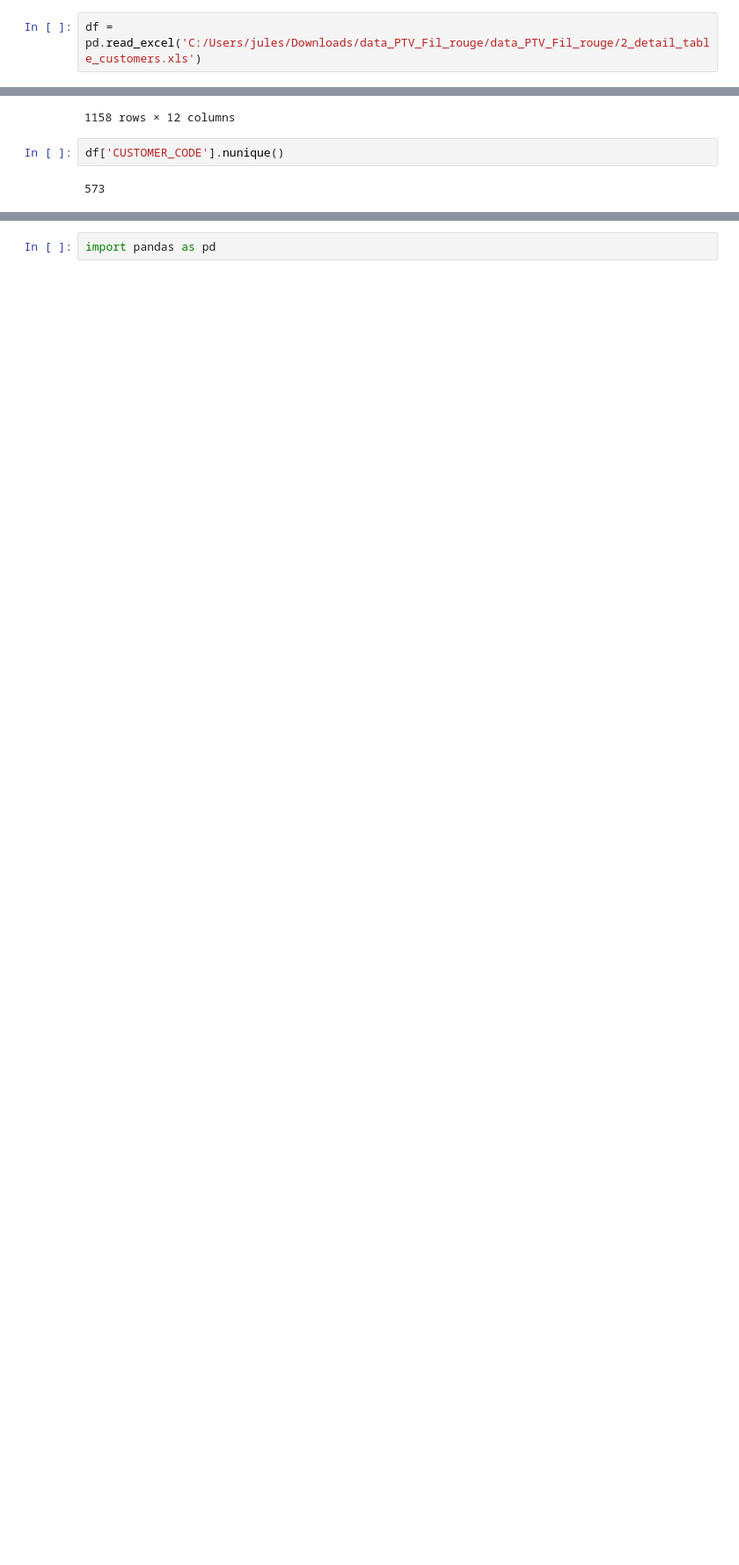
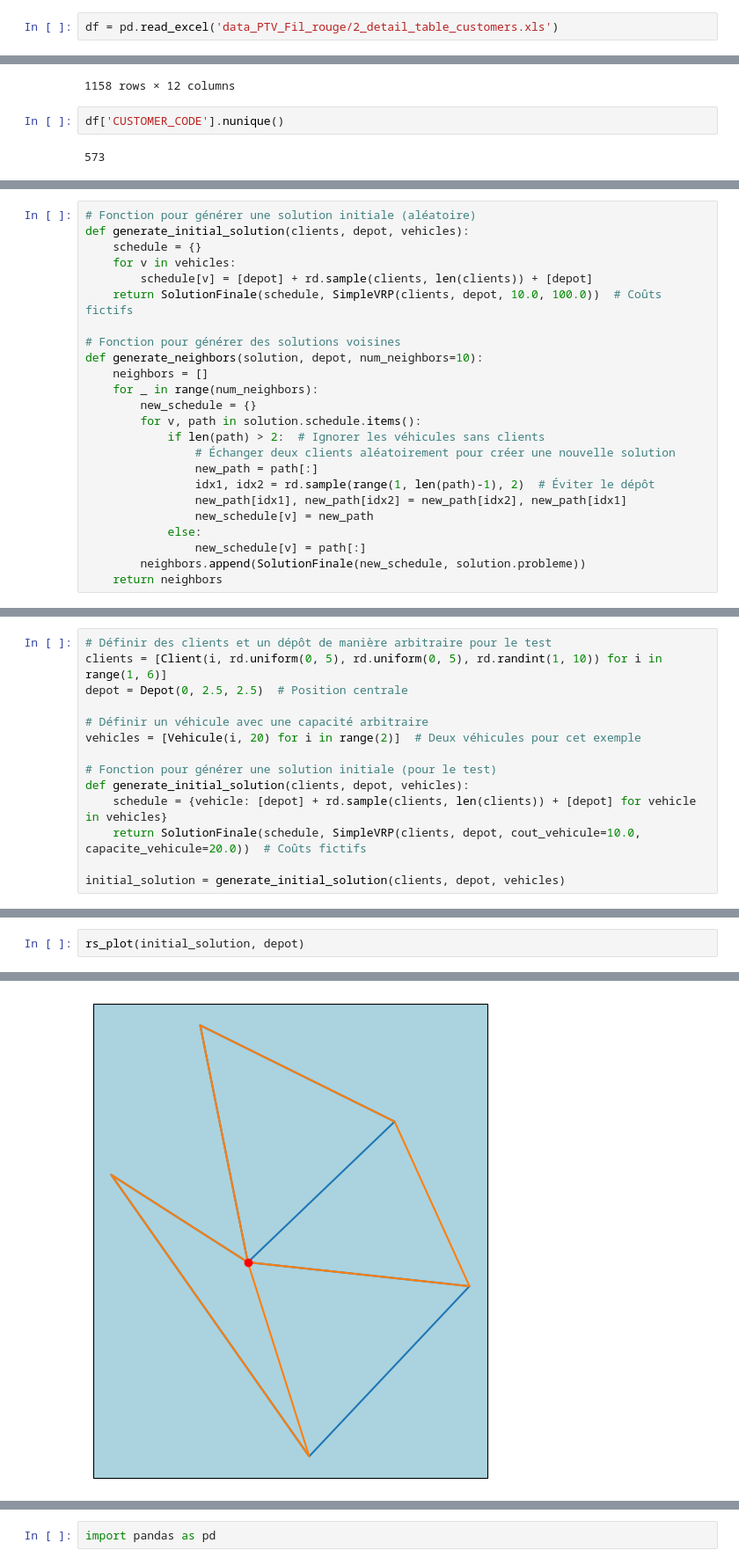
Before and after one commit to JulesVoyer/ICO_Fil_rouge, a Jupyter notebook: fil rouge.ipynb, the cells around one changed output, grey strips where cells are left out. Shown at 88% size. Drawn from its saved outputs; the diff is of its cells as text; blank space fills up the shorter version.

```diff
--- a/fil rouge.ipynb
+++ b/fil rouge.ipynb
@@ -328,5 +12,5 @@ execution : 0.8667986392974854
 # %%
-df = pd.read_excel('C:/Users/jules/Downloads/data_PTV_Fil_rouge/data_PTV_Fil_rouge/2_detail_table_customers.xls')
+df = pd.read_excel('data_PTV_Fil_rouge/2_detail_table_customers.xls')
 # %%
 df
 # %% [output]
@@ -617,0 +325,24 @@ os.cpu_count()
+# %%
+# Fonction pour générer une solution initiale (aléatoire)
+def generate_initial_solution(clients, depot, vehicles):
+    schedule = {}
+    for v in vehicles:
+        schedule[v] = [depot] + rd.sample(clients, len(clients)) + [depot]
+    return SolutionFinale(schedule, SimpleVRP(clients, depot, 10.0, 100.0))  # Coûts fictifs
+
+# Fonction pour générer des solutions voisines
+def generate_neighbors(solution, depot, num_neighbors=10):
+    neighbors = []
+    for _ in range(num_neighbors):
+        new_schedule = {}
+        for v, path in solution.schedule.items():
+            if len(path) > 2:  # Ignorer les véhicules sans clients
+                # Échanger deux clients aléatoirement pour créer une nouvelle solution
+                new_path = path[:]
+                idx1, idx2 = rd.sample(range(1, len(path)-1), 2)  # Éviter le dépôt
+                new_path[idx1], new_path[idx2] = new_path[idx2], new_path[idx1]
+                new_schedule[v] = new_path
+            else:
+                new_schedule[v] = path[:]
+        neighbors.append(SolutionFinale(new_schedule, solution.probleme))
+    return neighbors
@@ -617,0 +484,14 @@ os.cpu_count()
+# %%
+# Définir des clients et un dépôt de manière arbitraire pour le test
+clients = [Client(i, rd.uniform(0, 5), rd.uniform(0, 5), rd.randint(1, 10)) for i in range(1, 6)]
+depot = Depot(0, 2.5, 2.5)  # Position centrale
+
+# Définir un véhicule avec une capacité arbitraire
+vehicles = [Vehicule(i, 20) for i in range(2)]  # Deux véhicules pour cet exemple
+
+# Fonction pour générer une solution initiale (pour le test)
+def generate_initial_solution(clients, depot, vehicles):
+    schedule = {vehicle: [depot] + rd.sample(clients, len(clients)) + [depot] for vehicle in vehicles}
+    return SolutionFinale(schedule, SimpleVRP(clients, depot, cout_vehicule=10.0, capacite_vehicule=20.0))  # Coûts fictifs
+
+initial_solution = generate_initial_solution(clients, depot, vehicles)
@@ -617,0 +524,3 @@ os.cpu_count()
+# %%
+rs_plot(initial_solution, depot)
+# %% [output]
@@ -617,0 +544 @@ os.cpu_count()
+[figure, added]
```
Also changed, not shown: parts of 23 cells of this notebook.
